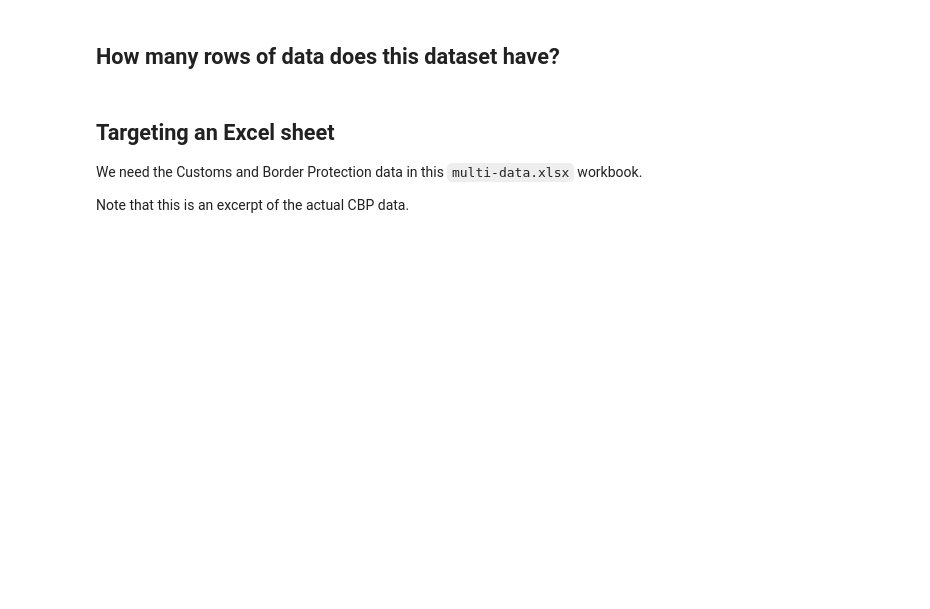
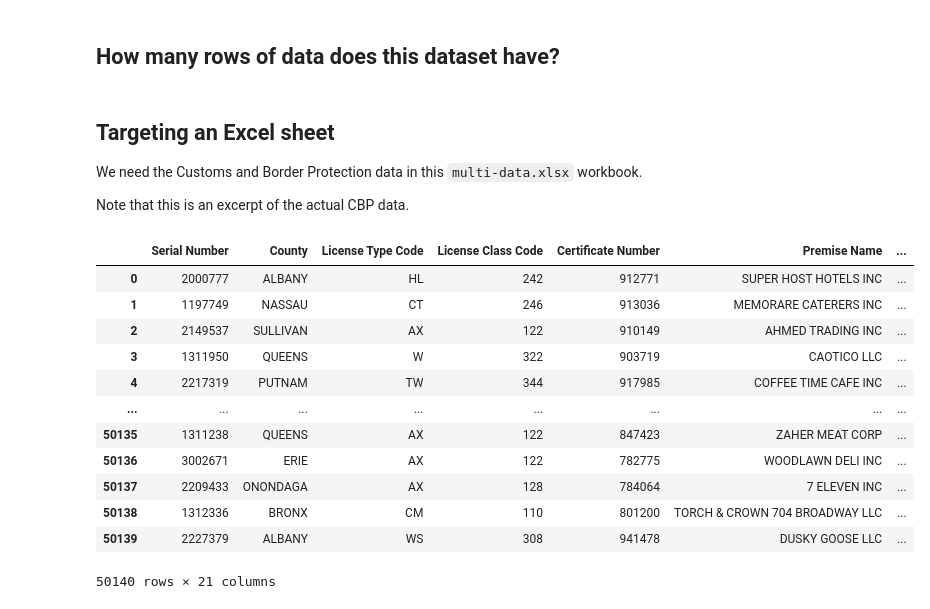
Before and after one commit to persistence-of-time/hw-ingest-data, a Jupyter notebook: hw-for-wk-07_ingest_data_ggarcia.ipynb, the cells around one changed output. Drawn from its saved outputs; the diff is of its cells as text; code cells hidden in the pictures; blank space fills up the shorter version.

```diff
--- a/hw-for-wk-07_ingest_data_ggarcia.ipynb
+++ b/hw-for-wk-07_ingest_data_ggarcia.ipynb
@@ -202,5 +330,22 @@
 Note that this is an excerpt of the actual CBP data.
 # %%
 ### import it here
+cbp_data = pd.read_excel (r"/Users/gustavo/Documents/data-journalism/week-6/Homework/wk7-data/multi-data.xlsx")
+
+cbp_data
+# %% [output]
+|  | Serial Number | County | License Type Code | License Class Code | Certificate Number | Premise Name | ... |
+| 0 | 2000777 | ALBANY | HL | 242 | 912771 | SUPER HOST HOTELS INC | ... |
+| 1 | 1197749 | NASSAU | CT | 246 | 913036 | MEMORARE CATERERS INC | ... |
+| 2 | 2149537 | SULLIVAN | AX | 122 | 910149 | AHMED TRADING INC | ... |
+| 3 | 1311950 | QUEENS | W | 322 | 903719 | CAOTICO LLC | ... |
+| 4 | 2217319 | PUTNAM | TW | 344 | 917985 | COFFEE TIME CAFE INC | ... |
+| ... | ... | ... | ... | ... | ... | ... | ... |
+| 50135 | 1311238 | QUEENS | AX | 122 | 847423 | ZAHER MEAT CORP | ... |
+| 50136 | 3002671 | ERIE | AX | 122 | 782775 | WOODLAWN DELI INC | ... |
+| 50137 | 2209433 | ONONDAGA | AX | 128 | 784064 | 7 ELEVEN INC | ... |
+| 50138 | 1312336 | BRONX | CM | 110 | 801200 | TORCH & CROWN 704 BROADWAY LLC | ... |
+| 50139 | 2227379 | ALBANY | WS | 308 | 941478 | DUSKY GOOSE LLC | ... |
+50140 rows × 21 columns
 # %%
 ## call the top 15 rows
```
Also changed, not shown: parts of 15 cells of this notebook.
